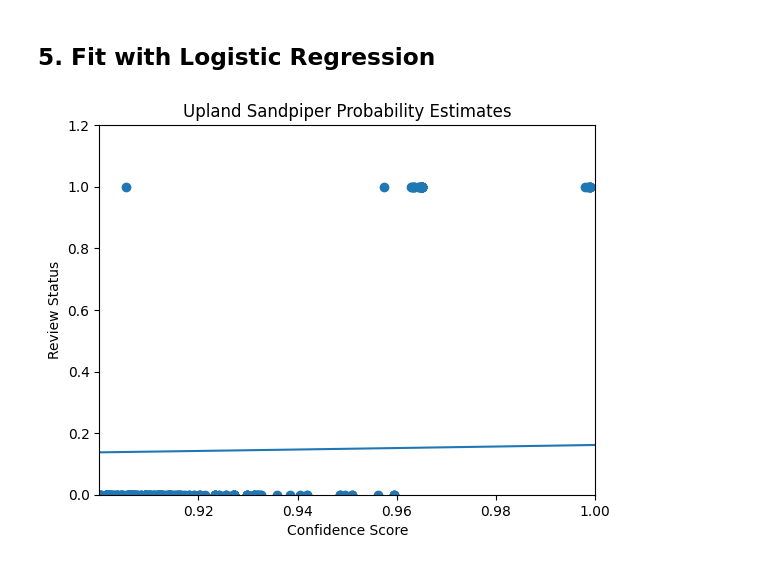
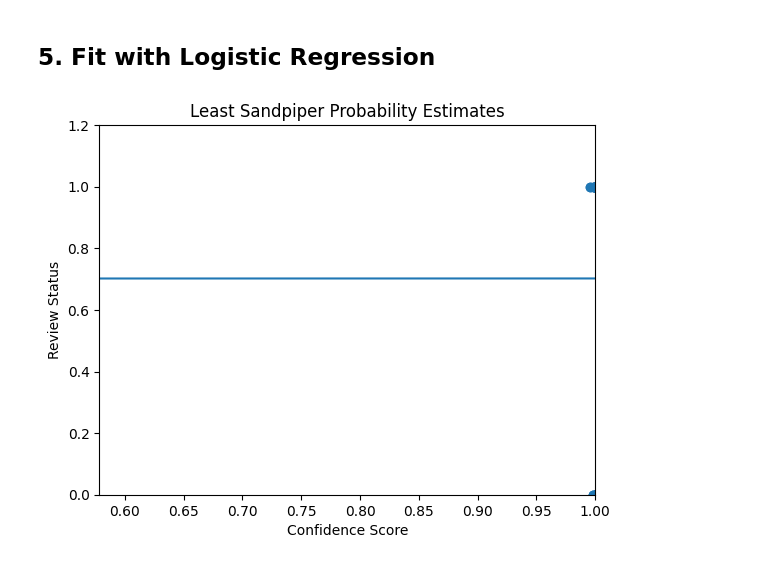
Before and after one commit to eshlei/montana-shorebirds, a Jupyter notebook: mpg.ipynb, the cells around one changed output. Drawn from its saved outputs; the diff is of its cells as text; code cells hidden in the pictures.

```diff
--- a/mpg.ipynb
+++ b/mpg.ipynb
@@ -16,7 +16,7 @@ for path in ['exports', 'exports/csv', 'exports/figures']:
     if not os.path.exists(path):
         os.makedirs(path)
 # %%
-taxon = 'uplsan'
+taxon = 'leasan'
 
 common_names = {
     'greyel': 'Greater Yellowlegs',
@@ -145,17 +146,21 @@ df_resampled.to_csv(f'exports/csv/{taxon}_resampled.csv', index=False)
 # %%
+X = df_resampled['confidenceScore'].values.reshape(-1, 1) # X.shape = (N, 1)
+y = df_resampled['reviewStatusBinary'].values # y.shape = (N)
+
 logr = LogisticRegression()
 logr.fit(X, y)
 
 plt.scatter(df_resampled['confidenceScore'], df_resampled['reviewStatusBinary'])
 
-x_range = np.linspace(0, 1, 100).reshape(-1, 1)
-y_prob = logr.predict_proba(x_range)[:, 1]
-plt.plot(x_range, y_prob)
-plt.xlim(df['confidenceScore'].quantile(1e-3), 1)
+# Plot learned probability estimates
+x = np.linspace(0, 1, 100).reshape(-1, 1)
+y_hat = logr.predict_proba(x)[:, 1]
+plt.plot(x, y_hat)
+plt.xlim(df['confidenceScore'].quantile(1e-4), 1)
 plt.ylim(0, 1.2)
 plt.xlabel('Confidence Score')
 plt.ylabel('Review Status')
 plt.title(f'{common_names[taxon]} Probability Estimates')
-plt.savefig(f'exports/figures/{taxon}_probability_estimates.png')
+plt.savefig(f'exports/figures/{taxon}.png')
 # %% [output]
-[figure, old version]
+[figure, new version]
```
Also changed, not shown: parts of 10 cells of this notebook.
